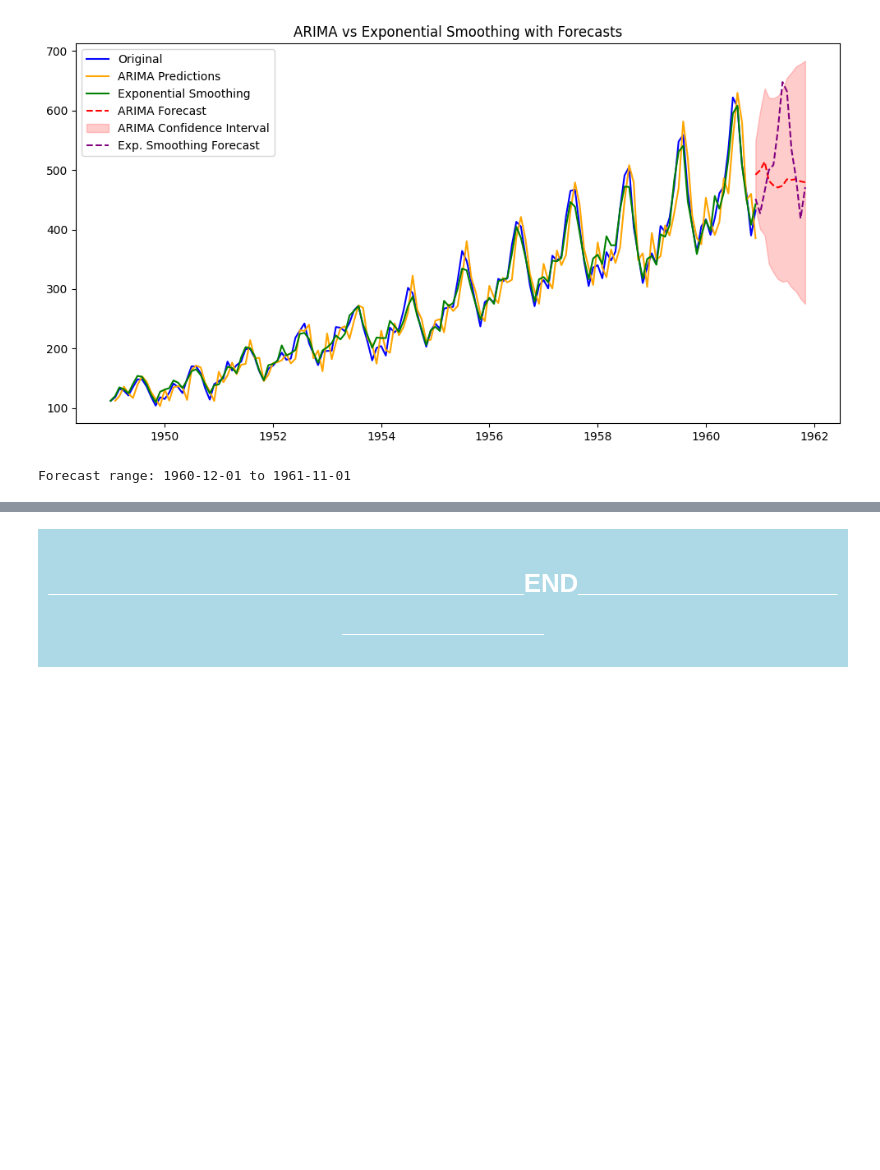
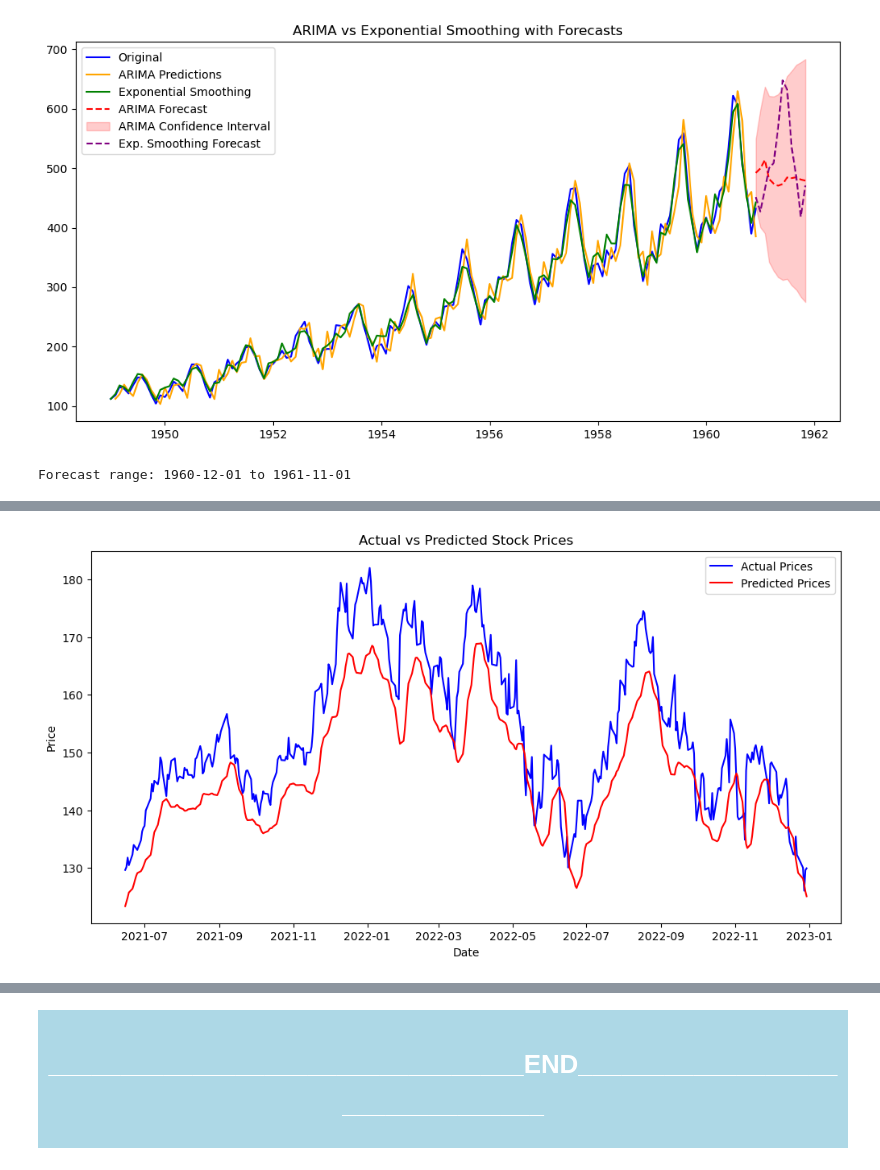
Before and after one commit to devidrees/Data-Analytix-Content-Prep, a Jupyter notebook: Main content day wise/Week 9/Day 35/Advanced Time Series Techniques.ipynb, the cells around one changed output, grey strips where cells are left out. Cells and saved outputs as stored; diff of their text form; code cells hidden in the pictures; blank space fills up the shorter version.

```diff
--- a/Main content day wise/Week 9/Day 35/Advanced Time Series Techniques.ipynb
+++ b/Main content day wise/Week 9/Day 35/Advanced Time Series Techniques.ipynb
@@ -210,0 +370,3 @@ print(get_forecast(user_date))
+# %%
+# Train the model
+model.fit(X, y, epochs=20, batch_size=32)
@@ -265,0 +522,28 @@ Now it's your turn!
+# %%
+# Step 2: Preprocess the data
+scaler = MinMaxScaler(feature_range=(0, 1))
+scaled_data = scaler.fit_transform(data)
+
+# Create sequences for training
+sequence_length = 60
+X, y = [], []
+for i in range(sequence_length, len(scaled_data)):
+    X.append(scaled_data[i-sequence_length:i])
+    y.append(scaled_data[i])
+
+X, y = np.array(X), np.array(y)
+
+# Split into training and testing sets
+train_size = int(len(X) * 0.8)
+X_train, X_test = X[:train_size], X[train_size:]
+y_train, y_test = y[:train_size], y[train_size:]
+# %%
+# Step 3: Build the LSTM model
+model = Sequential([
+    LSTM(50, return_sequences=True, input_shape=(X_train.shape[1], 1)),
+    LSTM(50),
+    Dense(1)
+])
+
+model.compile(optimizer='adam', loss='mean_squared_error')
+model.fit(X_train, y_train, epochs=20, batch_size=32, validation_data=(X_test, y_test))
@@ -265,0 +569,15 @@ Now it's your turn!
+# %%
+# Step 4: Predict test data and visualize
+predicted = model.predict(X_test)
+predicted = scaler.inverse_transform(predicted)
+y_test_actual = scaler.inverse_transform(y_test)
+
+plt.figure(figsize=(12, 6))
+plt.plot(data.index[-len(y_test_actual):], y_test_actual, label="Actual Prices", color='blue')
+plt.plot(data.index[-len(predicted):], predicted, label="Predicted Prices", color='red')
+plt.xlabel("Date")
+plt.ylabel("Price")
+plt.title("Actual vs Predicted Stock Prices")
+plt.legend()
+plt.show()
+# %% [output]
@@ -265,0 +585 @@ Now it's your turn!
+[figure, added]
```
Also changed, not shown: parts of 59 cells of this notebook, 1 other file.
